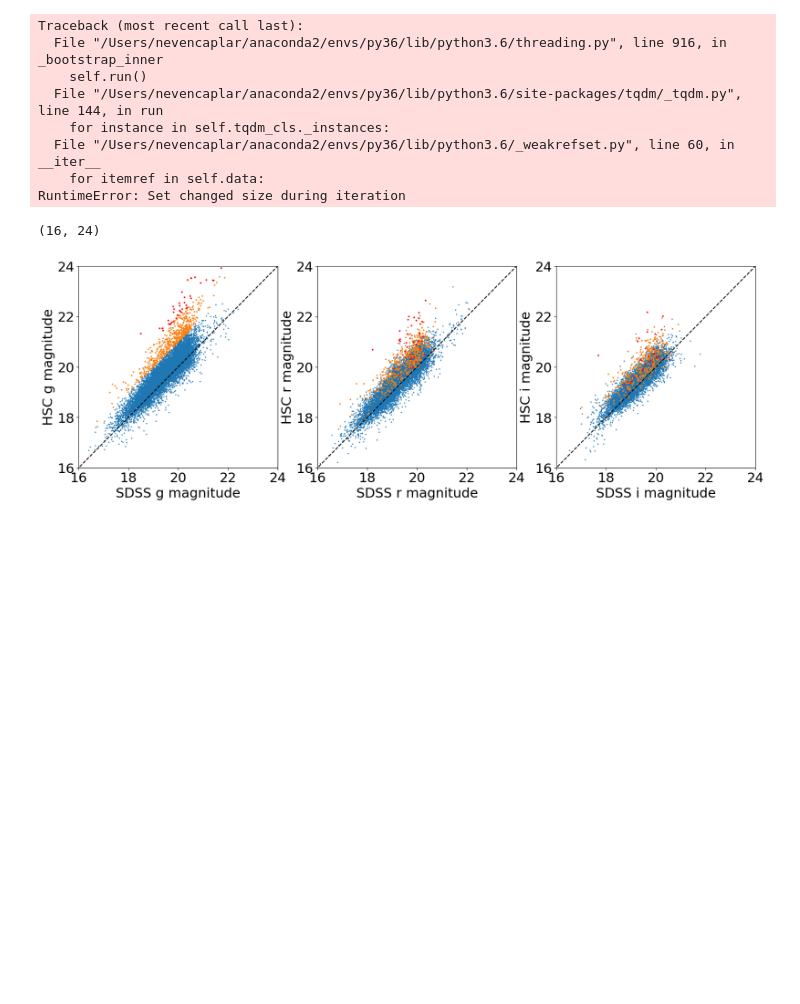
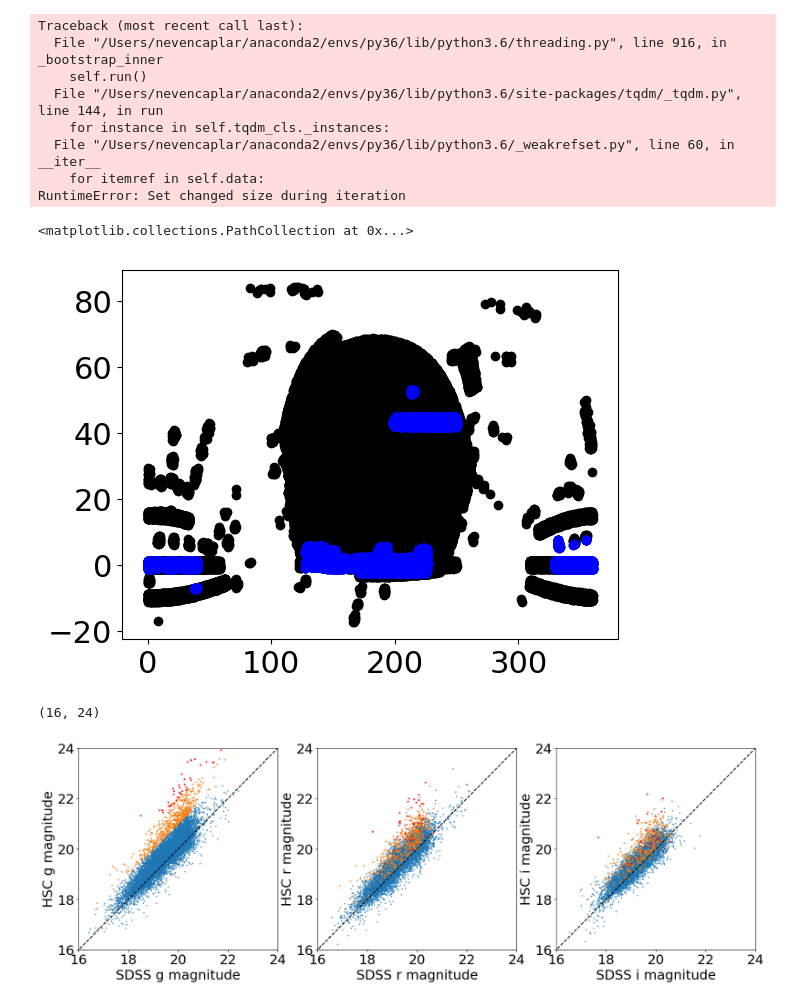
Before and after one commit to nevencaplar/Variability, a Jupyter notebook: HSC/HSC_Changed_QSO.ipynb, the cells around one changed output. Cells and saved outputs as stored; diff of their text form; code cells hidden in the pictures; blank space fills up the shorter version.

```diff
--- a/HSC/HSC_Changed_QSO.ipynb
+++ b/HSC/HSC_Changed_QSO.ipynb
@@ -38,11 +38,14 @@ display(HTML("<style>.container { width:100% !important; }</style>"))
 import matplotlib
 import matplotlib.pyplot as plt
 from matplotlib.colors import LogNorm
-matplotlib.rcParams.update({'font.size': 22})
+matplotlib.rcParams.update({'font.size': 18})
 %config InlineBackend.rc = {}
 %matplotlib inline
 
 import numpy as np
+import pandas as pd
+from tqdm import tqdm
+from sklearn.metrics.pairwise import euclidean_distances
 
 DATA_DIRECTORY='/Users/nevencaplar/Documents/Variability/HSC/'
 # %% [markdown]
@@ -53,0 +53,5 @@ PositionOfQuasars=PositionOfQuasars
+# %%
+# This is dr7 qso catalog from https://classic.sdss.org/dr7/products/value_added/qsocat_dr7.html
+
+dr7 = pd.read_csv(DATA_DIRECTORY+'dr7qso.dat',skiprows=80,sep='\s+',engine='python', error_bad_lines=False, header=None )
+Positions_of_dr7=np.transpose([dr7[1].values,dr7[2].values])
@@ -92,13 +122,7 @@ FROM
 # %% [markdown]
 # Analysis
 # %%
-#np.loadtxt('/Users/nevencaplar/Documents/Variability/Silvermann/179761.csv')
-import pandas as pd
-import numpy as np
-from tqdm import tqdm
-
-from sklearn.metrics.pairwise import euclidean_distances
-
-df = pd.read_csv('/Users/nevencaplar/Documents/Variability/Silvermann/179761.csv')
+#read in catalogue with pandas
+df = pd.read_csv(DATA_DIRECTORY+'179761.csv')
 
 Positions_of_df=np.transpose([df['# ra'].values,df['dec'].values])
@@ -141,4 +147,11 @@ Traceback (most recent call last):
   File "/Users/nevencaplar/anaconda2/envs/py36/lib/python3.6/_weakrefset.py", line 60, in __iter__
     for itemref in self.data:
 RuntimeError: Set changed size during iteration
+# %%
+# check the overlap with SDSS
+plt.scatter(Positions_of_dr7[:,0],Positions_of_dr7[:,1],color='black')
+plt.scatter(Positions_of_df[:,0],Positions_of_df[:,1],color='blue')
+# %% [output]
+<matplotlib.collections.PathCollection at 0x...>
+[figure, added]
 # %%
```
Also changed, not shown: parts of 45 cells of this notebook, 1 other file.
